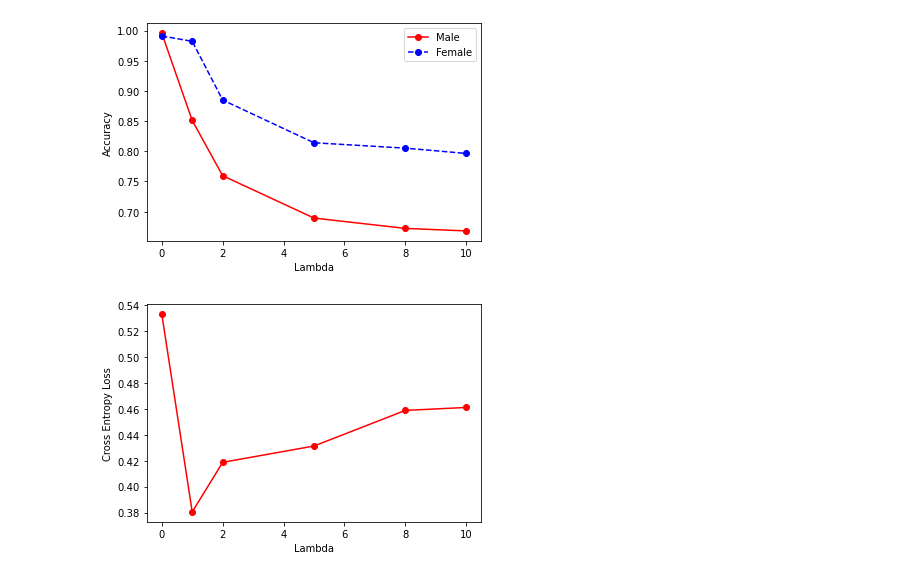
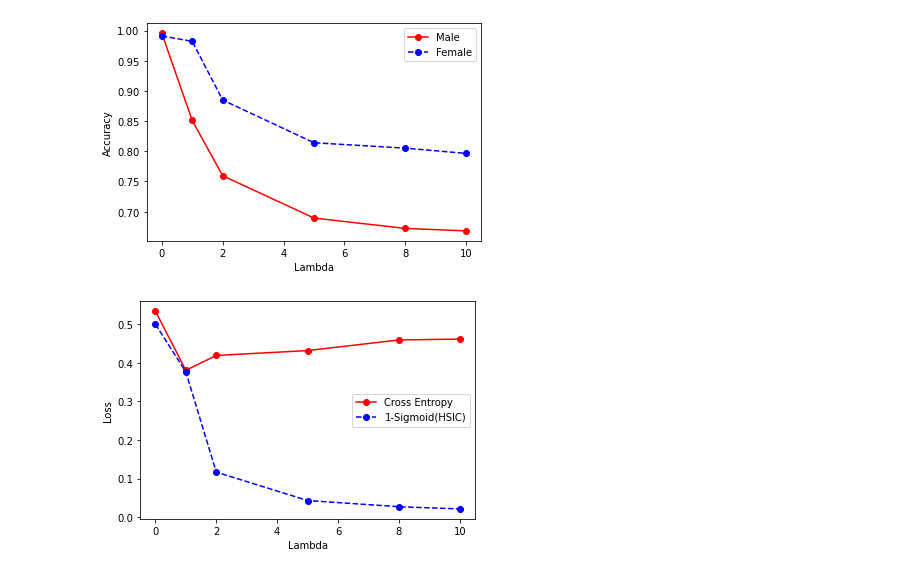
Before and after one commit to shuo-zhou/GSDA-Lateralization, a Jupyter notebook: Plot.ipynb, the cells around one changed output. Drawn from its saved outputs; the diff is of its cells as text; code cells hidden in the pictures.

Commit message:
update visualisation

```diff
--- a/Plot.ipynb
+++ b/Plot.ipynb
@@ -94,6 +94,10 @@ plt.show()
 [figure]
 # %% [markdown]
 BNA Rest1 LR 80% Male train results
+# %%
+def sigmoid(x):
+    z = 1/(1 + np.exp(-x))
+    return z
 # %%
 lambdas = [0, 1.0, 2.0, 5.0, 8.0, 10.0]
 acc_male = [0.9787, 0.9778, 0.9222, 0.8889, 0.8830, 0.8556]
@@ -150,7 +137,8 @@ acc_female = [0.9912, 0.9823, 0.8850, 0.8142, 0.8053, 0.7965]
 acc_male = [0.9957, 0.8511, 0.7596, 0.6894, 0.6723, 0.6681]
 pred_loss = [0.5332, 0.3805, 0.4188, 0.4314, 0.4589, 0.4612]
 hsics = [0.0008, 0.5066, 2.0219, 3.0930, 3.5701, 3.8090]
-corrs = [1.0, 0.677449551709943, 0.37732509282574167, 0.33875979941674444, 0.39115288207116156, 0.3689319215528951]
+corrs_fe = [1.0, 0.677449551709943, 0.37732509282574167, 0.33875979941674444, 0.39115288207116156, 0.3689319215528951]
+dep_loss = [1.0 - sigmoid(x_) for x_ in hsics]
 # %%
 plt.plot(lambdas, acc_male, 'ro-', label='Male')
 plt.plot(lambdas, acc_female, 'bo--', label='Female')
@@ -163,12 +151,13 @@ plt.show()
 # %% [output]
 [figure]
 # %%
-plt.plot(lambdas, pred_loss, 'ro-')
+plt.plot(lambdas, pred_loss, 'ro-', label='Cross Entropy')
+plt.plot(lambdas, dep_loss, 'bo--', label='1-Sigmoid(HSIC)')
 plt.xlabel('Lambda')
-plt.ylabel('Cross Entropy Loss')
-# plt.legend(loc=1)
-plt.savefig('sslr_pred_loss_fe.pdf', format='pdf', bbox_inches='tight')
-plt.savefig('sslr_pred_loss_fe.png', format='png', bbox_inches='tight')
+plt.ylabel('Loss')
+plt.legend(loc=5)
+plt.savefig('sslr_loss_fe.pdf', format='pdf', bbox_inches='tight')
+plt.savefig('sslr_loss_fe.png', format='png', bbox_inches='tight')
 plt.show()
 # %% [output]
-[figure, old version]
+[figure, new version]
```
Also changed, not shown: parts of 7 cells of this notebook.
